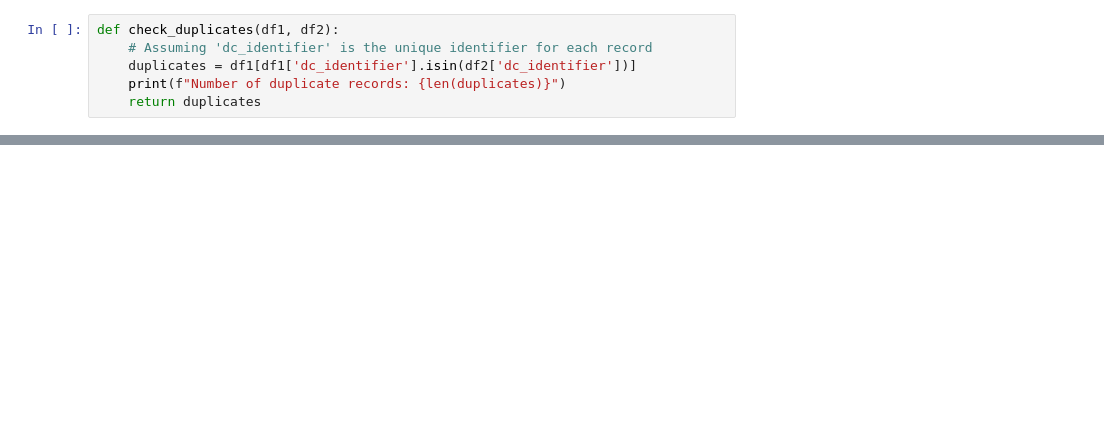
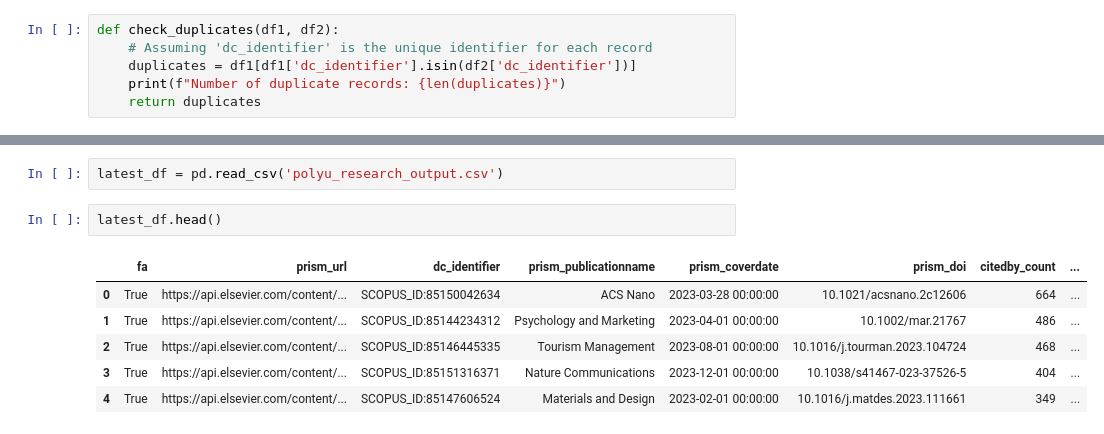
Before and after one commit to bennisyiu/ipao-portfolio-projects, a Jupyter notebook: scopus_project.ipynb, the cells around one changed output, grey strips where cells are left out. Drawn from its saved outputs; the diff is of its cells as text; blank space fills up the shorter version.

```diff
--- a/scopus_project.ipynb
+++ b/scopus_project.ipynb
@@ -924,0 +712,11 @@ memory usage: 1.5+ MB
+# %%
+latest_df = pd.read_csv('polyu_research_output.csv')
+# %%
+latest_df.head()
+# %% [output]
+|  | fa | prism_url | dc_identifier | prism_publicationname | prism_coverdate | prism_doi | citedby_count | ... |
+| 0 | True | https://api.elsevier.com/content/... | SCOPUS_ID:85150042634 | ACS Nano | 2023-03-28 00:00:00 | 10.1021/acsnano.2c12606 | 664 | ... |
+| 1 | True | https://api.elsevier.com/content/... | SCOPUS_ID:85144234312 | Psychology and Marketing | 2023-04-01 00:00:00 | 10.1002/mar.21767 | 486 | ... |
+| 2 | True | https://api.elsevier.com/content/... | SCOPUS_ID:85146445335 | Tourism Management | 2023-08-01 00:00:00 | 10.1016/j.tourman.2023.104724 | 468 | ... |
+| 3 | True | https://api.elsevier.com/content/... | SCOPUS_ID:85151316371 | Nature Communications | 2023-12-01 00:00:00 | 10.1038/s41467-023-37526-5 | 404 | ... |
+| 4 | True | https://api.elsevier.com/content/... | SCOPUS_ID:85147606524 | Materials and Design | 2023-02-01 00:00:00 | 10.1016/j.matdes.2023.111661 | 349 | ... |
```
Also changed, not shown: parts of 33 cells of this notebook, 2 other files.
